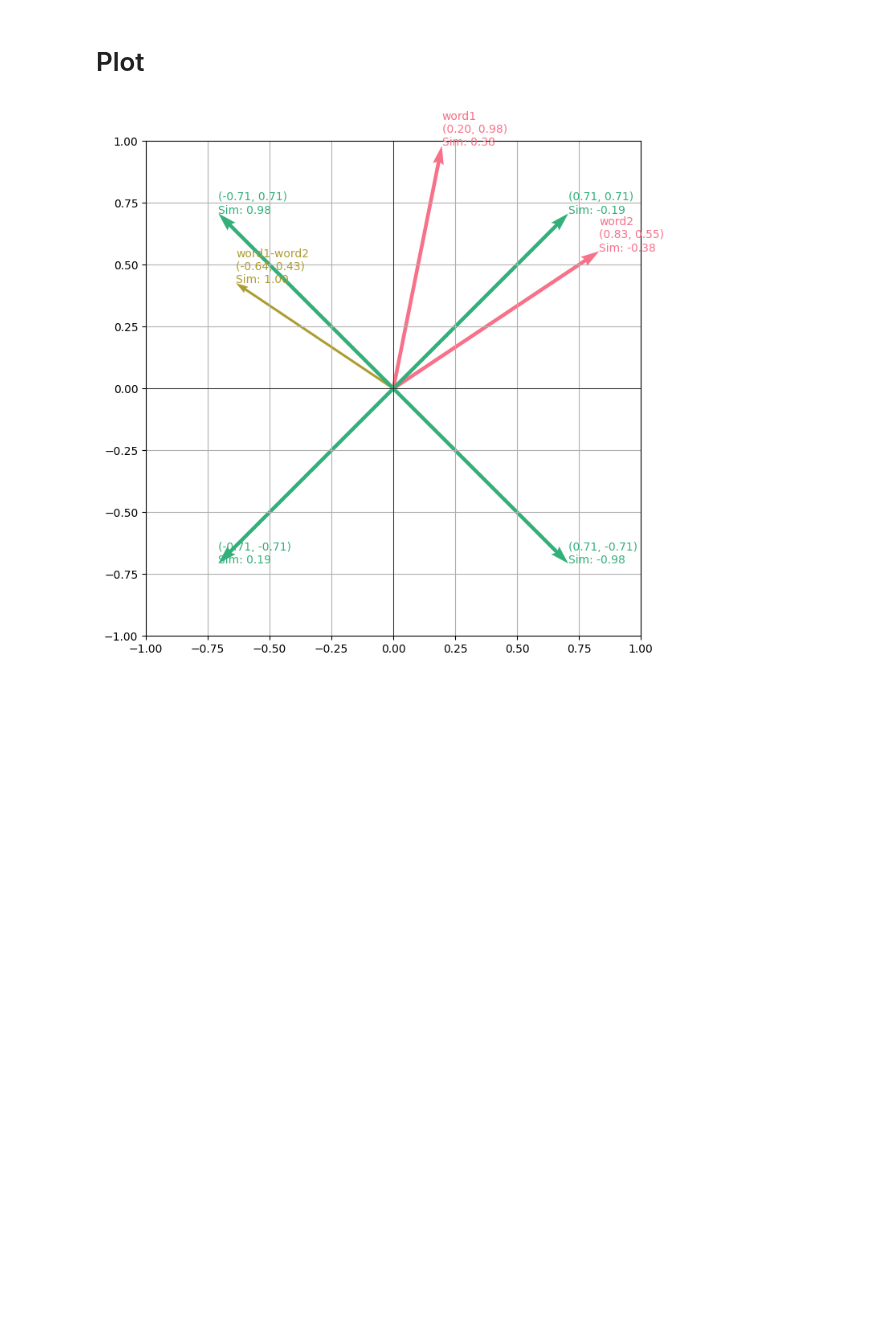
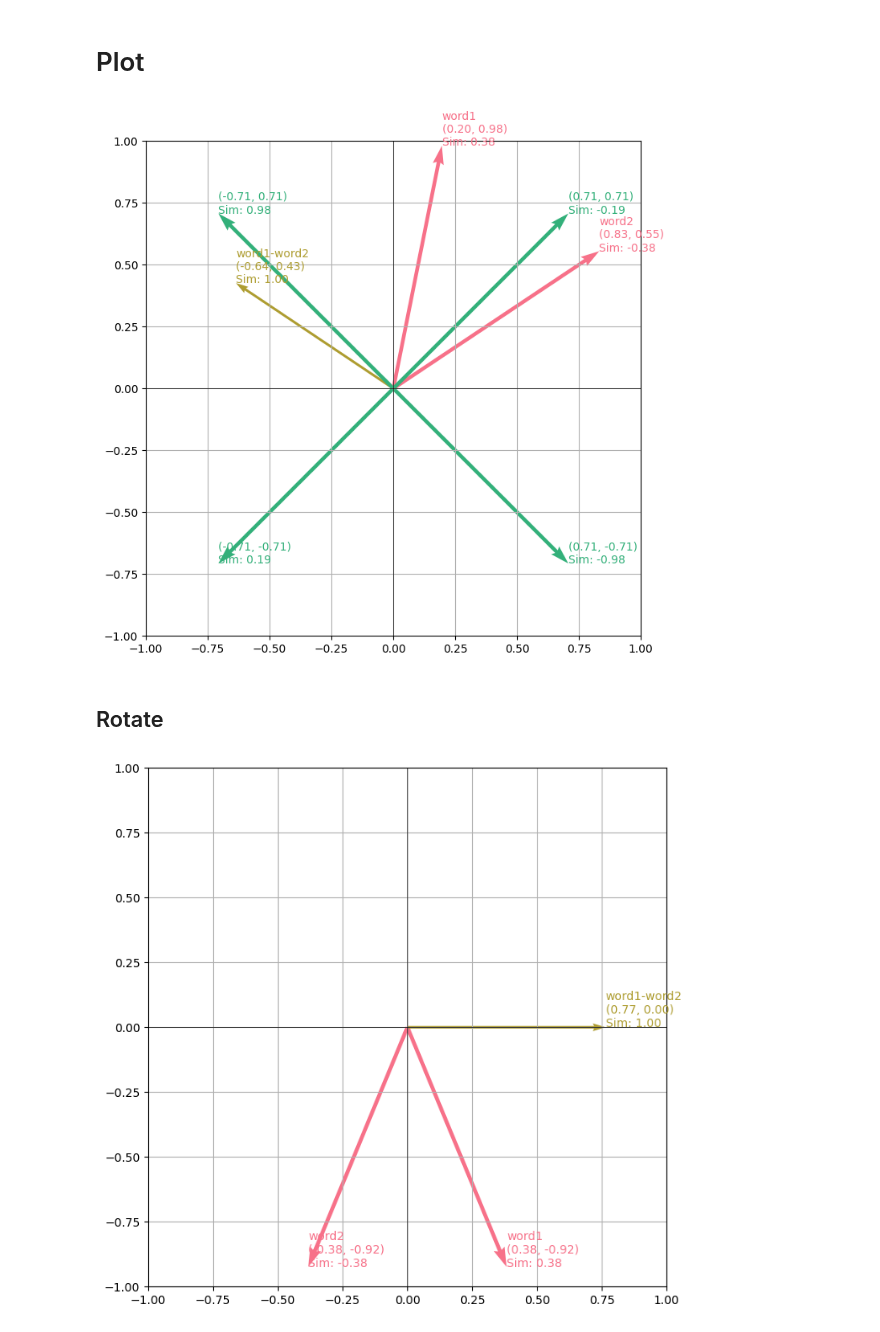
Before and after one commit to rfunklab/computational_social_science_for_organizational_research, a Jupyter notebook: sessions/language/notebook/embedding_geometry.ipynb, the cells around one changed output. Drawn from its saved outputs; the diff is of its cells as text; code cells hidden in the pictures; blank space fills up the shorter version.

```diff
--- a/sessions/language/notebook/embedding_geometry.ipynb
+++ b/sessions/language/notebook/embedding_geometry.ipynb
@@ -17,7 +17,7 @@ import matplotlib.pyplot as plt
 def cosine_similarity(v1, v2):
   return np.dot(v1, v2) / (np.linalg.norm(v1) * np.linalg.norm(v2))
 # %%
-def plot_vectors_with_cosine_similarity(word1_label, word2_label, word1_vec, word2_vec):
+def plot_vectors_with_cosine_similarity(word1_label, word2_label, word1_vec, word2_vec, rotate=False, plot_reference_vectors=True):
 
   # colors
   colors = sns.color_palette("husl", 5)  # Fetching a palette with 5 colors
@@ -32,6 +32,15 @@ def plot_vectors_with_cosine_similarity(word1_label, word2_label, word1_vec, wor
 
   # vector subtraction
   word_diff_vec = word1_vec - word2_vec
+
+  # rotate to set word1-word2 as x-axis using rotation matrix
+  if rotate:
+    angle = np.arctan2(word_diff_vec[1], word_diff_vec[0])
+    rotation_matrix = np.array([[np.cos(-angle), -np.sin(-angle)], [np.sin(-angle), np.cos(-angle)]])
+    word1_vec = np.dot(rotation_matrix, word1_vec)
+    word2_vec = np.dot(rotation_matrix, word2_vec)
+    word_diff_vec = np.dot(rotation_matrix, word_diff_vec)
+    reference_vectors = np.dot(reference_vectors, rotation_matrix.T)
 
   # combine vectors
   word_vectors = [word1_vec,word2_vec,word_diff_vec]
@@ -59,10 +68,11 @@ def plot_vectors_with_cosine_similarity(word1_label, word2_label, word1_vec, wor
   plt.quiver(0, 0, word_diff_vec[0], word_diff_vec[1], angles="xy", scale_units="xy", scale=1, color=colors[1], width=0.005)
   plt.text(word_diff_vec[0], word_diff_vec[1], f"{word1_label}-{word2_label}\n({word_diff_vec[0]:.2f}, {word_diff_vec[1]:.2f})\nSim: {word_vectors_similarities[2]:.2f}", color=colors[1])
 
-  # plot base vectors with cosine similarity
-  for vector, similarity in zip(reference_vectors, reference_vectors_similarities):
-    plt.quiver(0, 0, vector[0], vector[1], angles="xy", scale_units="xy", scale=1, color=colors[2])
-    plt.text(vector[0], vector[1], f"({vector[0]:.2f}, {vector[1]:.2f})\nSim: {similarity:.2f}", color=colors[2])
+  if plot_reference_vectors:
+    # plot base vectors with cosine similarity
+    for vector, similarity in zip(reference_vectors, reference_vectors_similarities):
+      plt.quiver(0, 0, vector[0], vector[1], angles="xy", scale_units="xy", scale=1, color=colors[2])
+      plt.text(vector[0], vector[1], f"({vector[0]:.2f}, {vector[1]:.2f})\nSim: {similarity:.2f}", color=colors[2])
 
   plt.grid(True)
   plt.axhline(0, color="black", linewidth=0.5)
@@ -82,3 +92,15 @@ plot_vectors_with_cosine_similarity(word1_label="word1",
                                     word2_vec=word2_vec_updated)
 # %% [output]
 [figure]
+# %% [markdown]
+## Rotate
+# %%
+# plot
+plot_vectors_with_cosine_similarity(word1_label="word1",
+                                    word2_label="word2",
+                                    word1_vec=word1_vec_updated,
+                                    word2_vec=word2_vec_updated,
+                                    rotate=True,
+                                    plot_reference_vectors=False)
+# %% [output]
+[figure, added]
```
